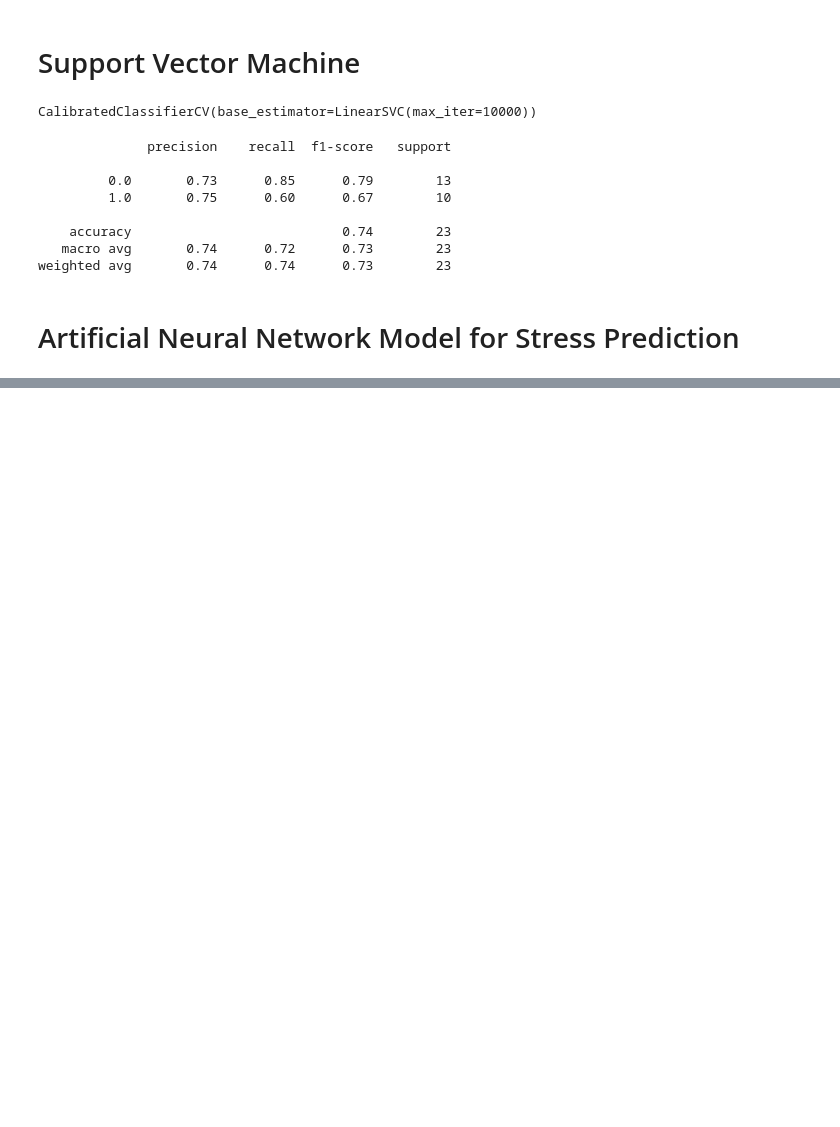
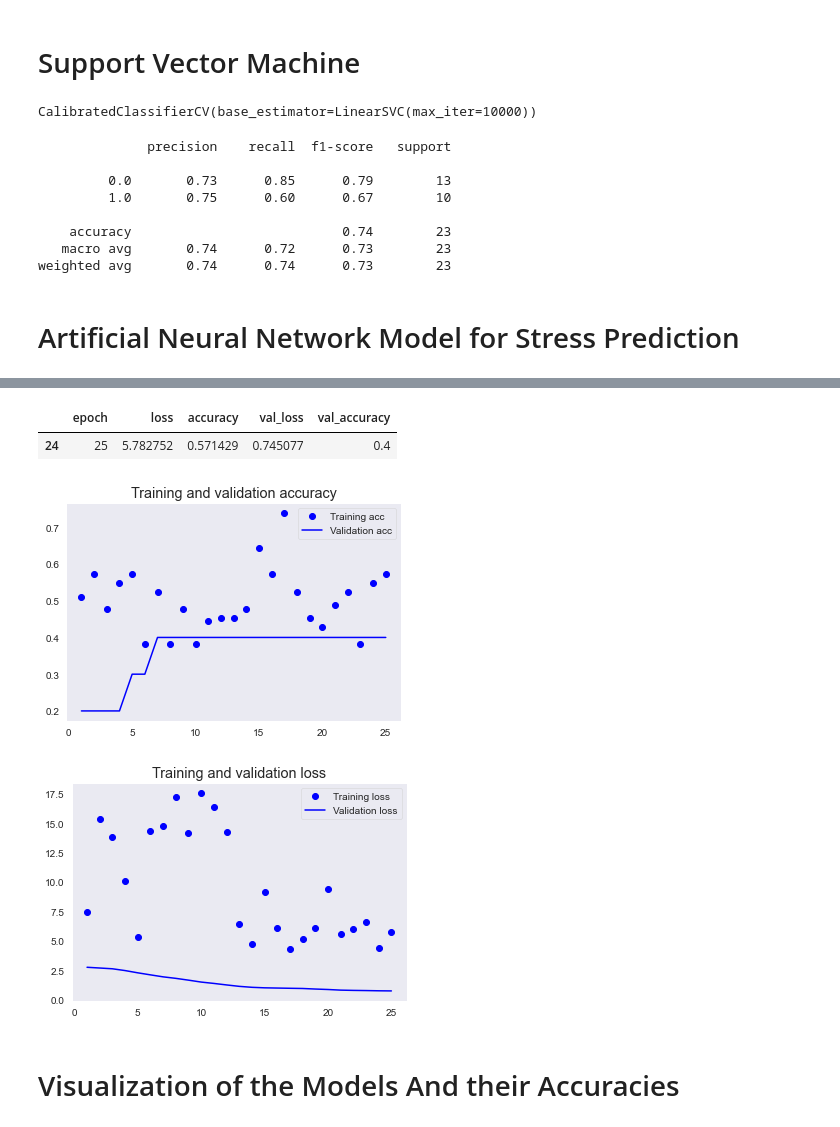
Before and after one commit to Applied-Machine-Learning-2022/final-project-stay-hard-uk, a Jupyter notebook: automobile_stress.ipynb, the cells around one changed output, grey strips where cells are left out. Drawn from its saved outputs; the diff is of its cells as text; code cells hidden in the pictures; blank space fills up the shorter version.

```diff
--- a/automobile_stress.ipynb
+++ b/automobile_stress.ipynb
@@ -862,3 +950,10 @@ X_train_scaled.shape
 # %%
 # Fit the model
-#model.fit(X_train_scaled, y_train, epochs=100, batch_size=5)
+history = model.fit(train_X,
+                    train_y,
+                    steps_per_epoch=n_steps_per_epoch,
+                    epochs=n_epochs,
+                    batch_size=n_batch_size,
+                    validation_data=(val_X, val_y),
+                    validation_steps=n_validation_steps,
+                    callbacks=[keras_callbacks])
@@ -869,3 +995,32 @@ X_train_scaled.shape
 # %%
-#y_pred = model.predict(X_test_scaled)
-#y_pred
+values_of_best_model = hist_df[hist_df.val_loss == hist_df.val_loss.min()]
+values_of_best_model
+# %% [output]
+|  | epoch | loss | accuracy | val_loss | val_accuracy |
+| 24 | 25 | 5.782752 | 0.571429 | 0.745077 | 0.4 |
+# %%
+# Validation
+
+acc = history.history['accuracy']
+val_acc = history.history['val_accuracy']
+loss = history.history['loss']
+val_loss = history.history['val_loss']
+
+epochs = range(1, len(acc) + 1)
+
+plt.plot(epochs, acc, 'bo', label='Training acc')
+plt.plot(epochs, val_acc, 'b', label='Validation acc')
+plt.title('Training and validation accuracy')
+plt.legend()
+
+plt.figure()
+
+plt.plot(epochs, loss, 'bo', label='Training loss')
+plt.plot(epochs, val_loss, 'b', label='Validation loss')
+plt.title('Training and validation loss')
+plt.legend()
+
+plt.show()
+# %% [output]
+[figure, added]
+[figure, added]
@@ -871,0 +1042,2 @@ X_train_scaled.shape
+# %% [markdown]
+# Visualization of the Models And their Accuracies
```
Also changed, not shown: parts of 30 cells of this notebook.
